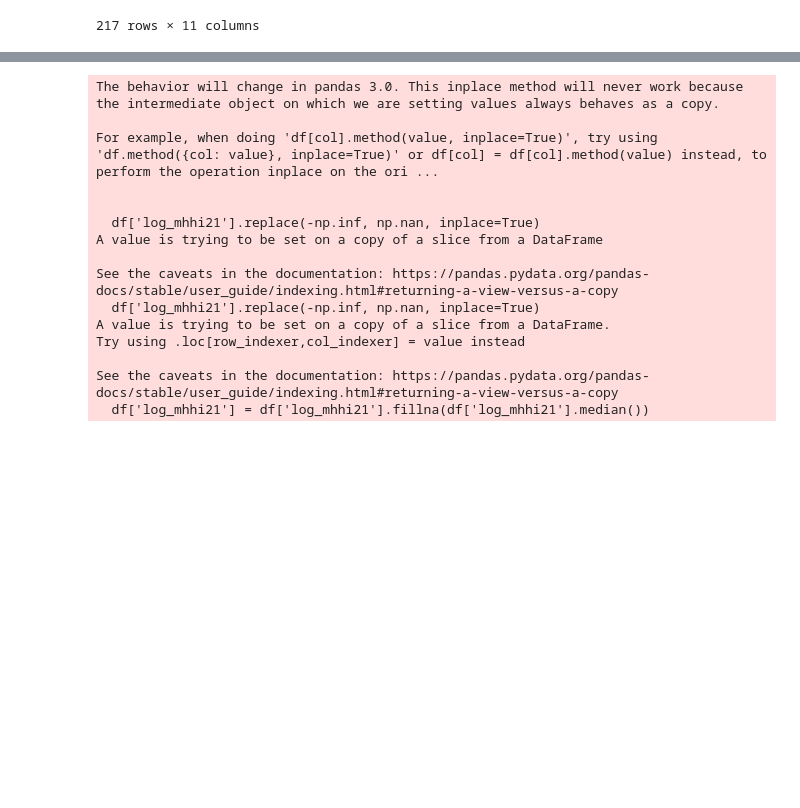
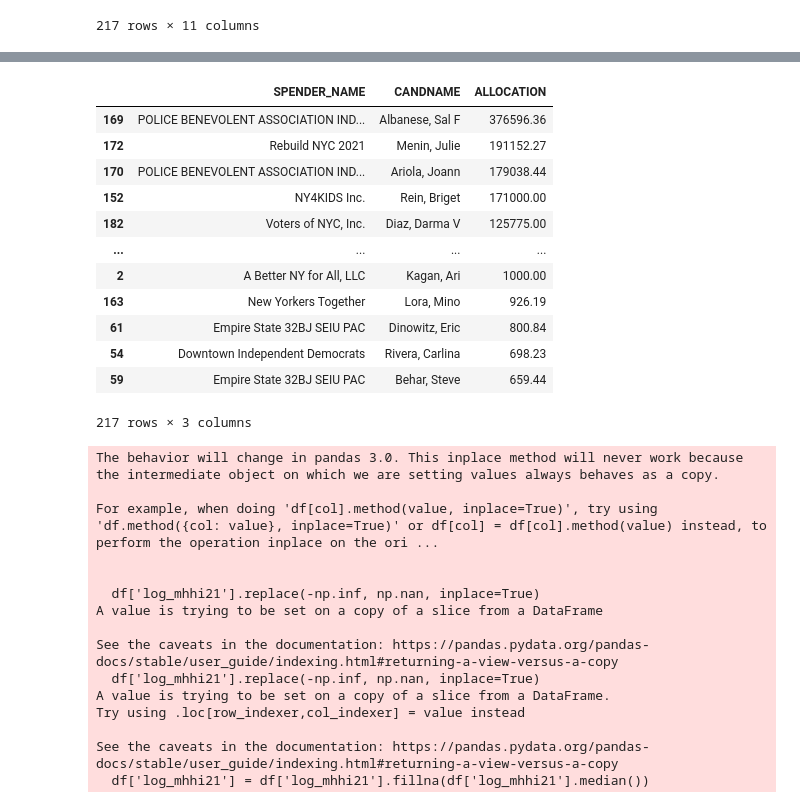
Before and after one commit to SamTGoodson/member_chapters, a Jupyter notebook: notebooks/city_wide.ipynb, the cells around one changed output, grey strips where cells are left out. Cells and saved outputs as stored; diff of their text form; code cells hidden in the pictures; blank space fills up the shorter version.

```diff
--- a/notebooks/city_wide.ipynb
+++ b/notebooks/city_wide.ipynb
@@ -1859,3 +1864,19 @@ ie_cont[[ 'RECIPID', 'RECIPNAME', 'DATE','NAME','C_CODE','AMNT']].sample(10)
+# %%
+ie.groupby(['SPENDER_NAME','CANDNAME'])['ALLOCATION'].sum().reset_index().sort_values('ALLOCATION',ascending=False)
+# %% [output]
+|  | SPENDER_NAME | CANDNAME | ALLOCATION |
+| 169 | POLICE BENEVOLENT ASSOCIATION IND... | Albanese, Sal F | 376596.36 |
+| 172 | Rebuild NYC 2021 | Menin, Julie | 191152.27 |
+| 170 | POLICE BENEVOLENT ASSOCIATION IND... | Ariola, Joann | 179038.44 |
+| 152 | NY4KIDS Inc. | Rein, Briget | 171000.00 |
+| 182 | Voters of NYC, Inc. | Diaz, Darma V | 125775.00 |
+| ... | ... | ... | ... |
+| 2 | A Better NY for All, LLC | Kagan, Ari | 1000.00 |
+| 163 | New Yorkers Together | Lora, Mino | 926.19 |
+| 61 | Empire State 32BJ SEIU PAC | Dinowitz, Eric | 800.84 |
+| 54 | Downtown Independent Democrats | Rivera, Carlina | 698.23 |
+| 59 | Empire State 32BJ SEIU PAC | Behar, Steve | 659.44 |
+217 rows × 3 columns
 # %%
 race_cols = ['nhw21p', 'nhb21p', 'h21p', 'nha21p']
 eth_cols = [
```
Also changed, not shown: parts of 7 cells of this notebook, 10 other files.
